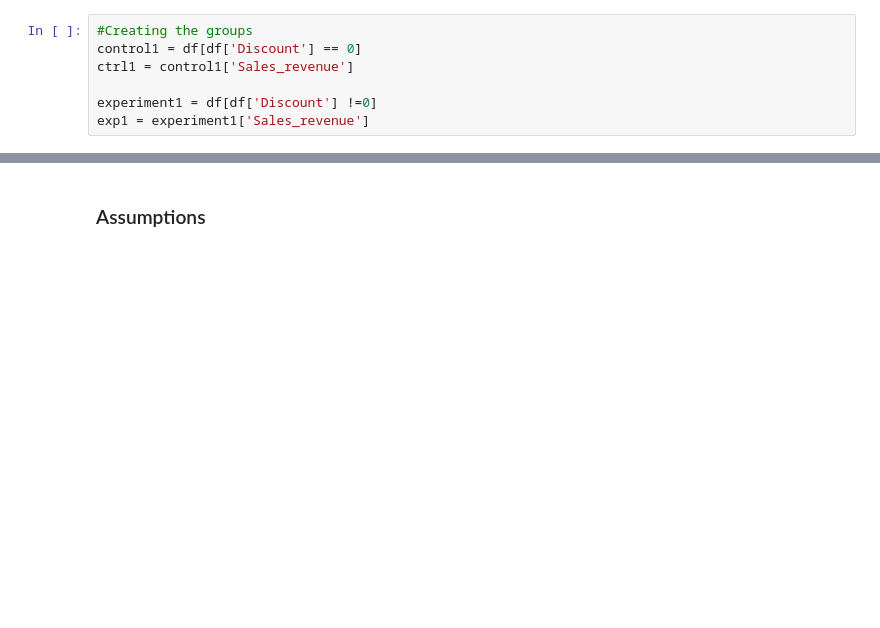
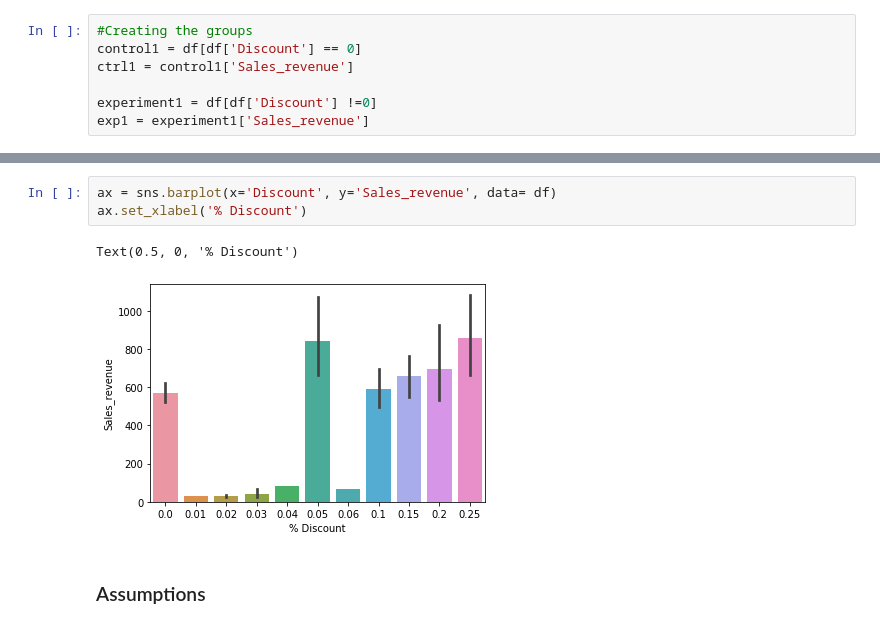
Before and after one commit to Dantarshi/dsc-mod-3-project-online-ds-ft-100719, a Jupyter notebook: Mod 3 project.ipynb, the cells around one changed output, grey strips where cells are left out. Cells and saved outputs as stored; diff of their text form; blank space fills up the shorter version.

```diff
--- a/Mod 3 project.ipynb
+++ b/Mod 3 project.ipynb
@@ -321,3 +290,9 @@ exp1 = experiment1['Sales_revenue']
+# %%
+ax = sns.barplot(x='Discount', y='Sales_revenue', data= df)
+ax.set_xlabel('% Discount')
+# %% [output]
+Text(0.5, 0, '% Discount')
+[figure, added]
 # %% [markdown]
 ### Assumptions
 # %%
```
Also changed, not shown: parts of 28 cells of this notebook.
